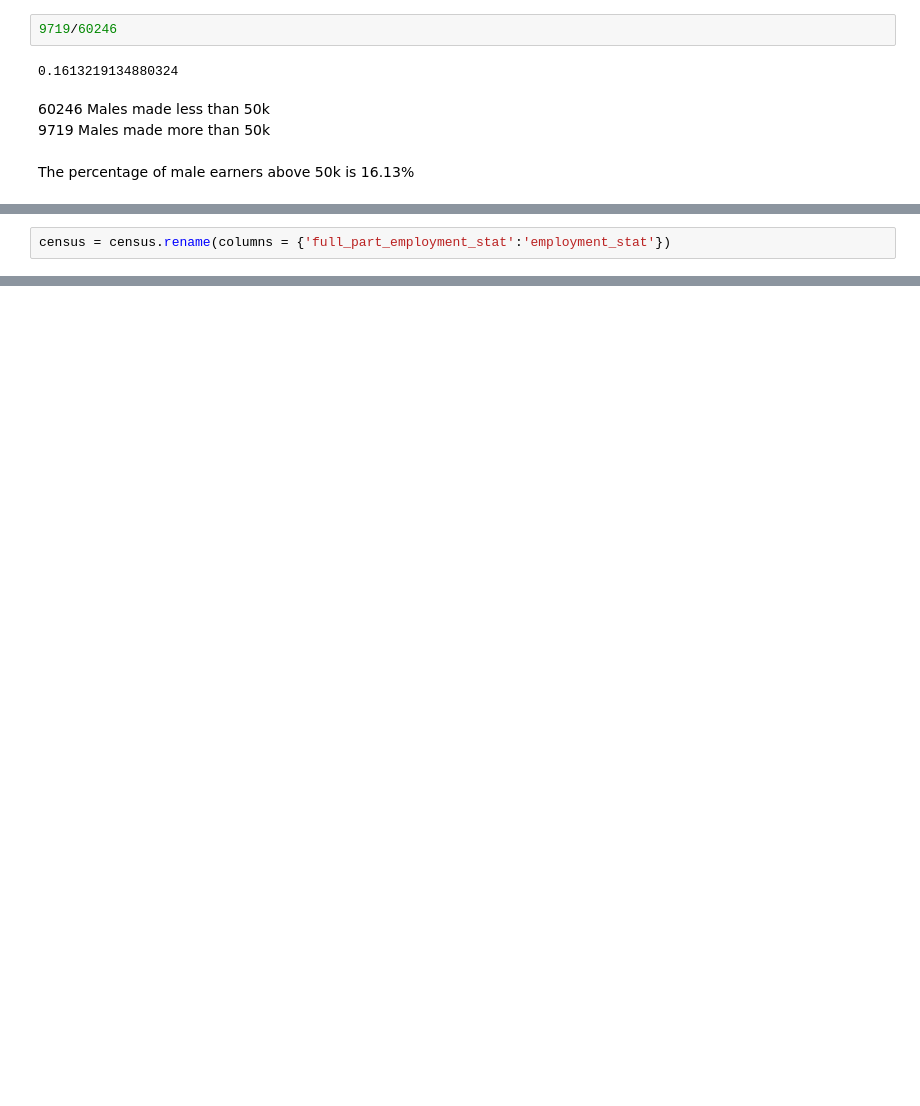
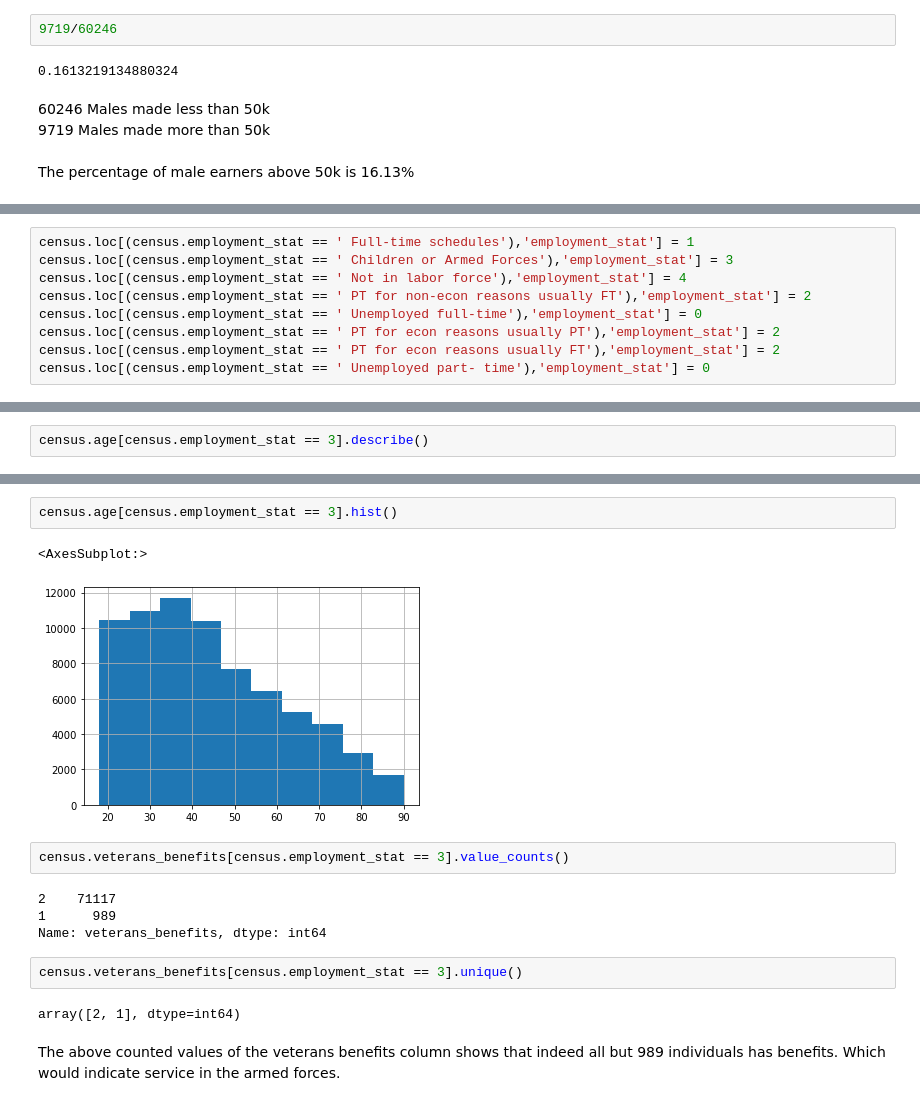
Before and after one commit to zachpruessner/capstone-two, a Jupyter notebook: census-analysis.ipynb, the cells around one changed output, grey strips where cells are left out. Drawn from its saved outputs; the diff is of its cells as text; blank space fills up the shorter version.

```diff
--- a/census-analysis.ipynb
+++ b/census-analysis.ipynb
@@ -340,0 +327,9 @@ Name: full_part_employment_stat, dtype: int64
+# %%
+census.loc[(census.employment_stat == ' Full-time schedules'),'employment_stat'] = 1
+census.loc[(census.employment_stat == ' Children or Armed Forces'),'employment_stat'] = 3
+census.loc[(census.employment_stat == ' Not in labor force'),'employment_stat'] = 4
+census.loc[(census.employment_stat == ' PT for non-econ reasons usually FT'),'employment_stat'] = 2
+census.loc[(census.employment_stat == ' Unemployed full-time'),'employment_stat'] = 0
+census.loc[(census.employment_stat == ' PT for econ reasons usually PT'),'employment_stat'] = 2
+census.loc[(census.employment_stat == ' PT for econ reasons usually FT'),'employment_stat'] = 2
+census.loc[(census.employment_stat == ' Unemployed part- time'),'employment_stat'] = 0
@@ -341,2 +351,2 @@ Name: full_part_employment_stat, dtype: int64
 # %%
-census = census.rename(columns = {'full_part_employment_stat':'employment_stat'})
+census.age[census.employment_stat == 3].describe()
@@ -342,0 +363,17 @@ census = census.rename(columns = {'full_part_employment_stat':'employment_stat'}
+# %%
+census.age[census.employment_stat == 3].hist()
+# %% [output]
+<AxesSubplot:>
+[figure, added]
+# %%
+census.veterans_benefits[census.employment_stat == 3].value_counts()
+# %% [output]
+2    71117
+1      989
+Name: veterans_benefits, dtype: int64
+# %%
+census.veterans_benefits[census.employment_stat == 3].unique()
+# %% [output]
+array([2, 1], dtype=int64)
+# %% [markdown]
+The above counted values of the veterans benefits column shows that indeed all but 989 individuals has benefits. Which would indicate service in the armed forces.
```
Also changed, not shown: parts of 24 cells of this notebook.
